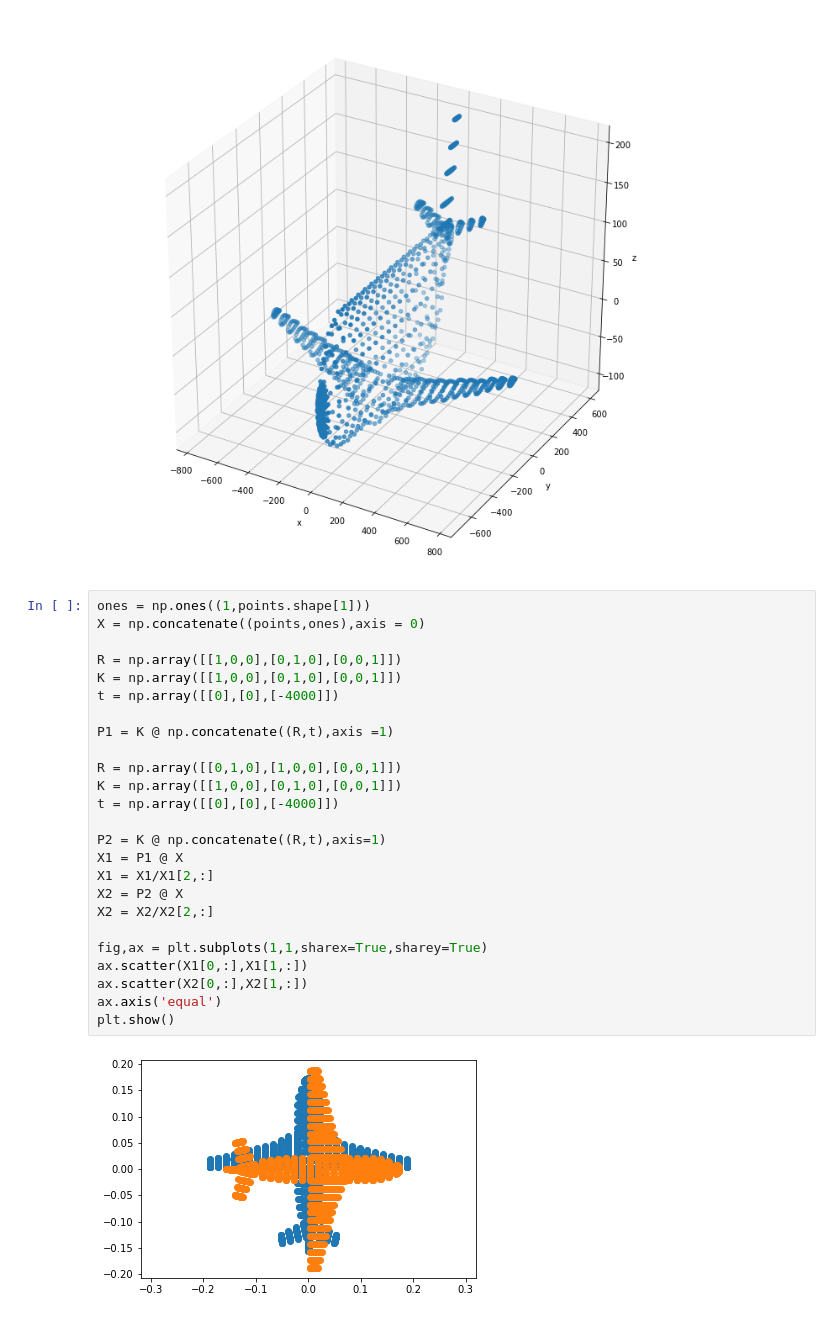
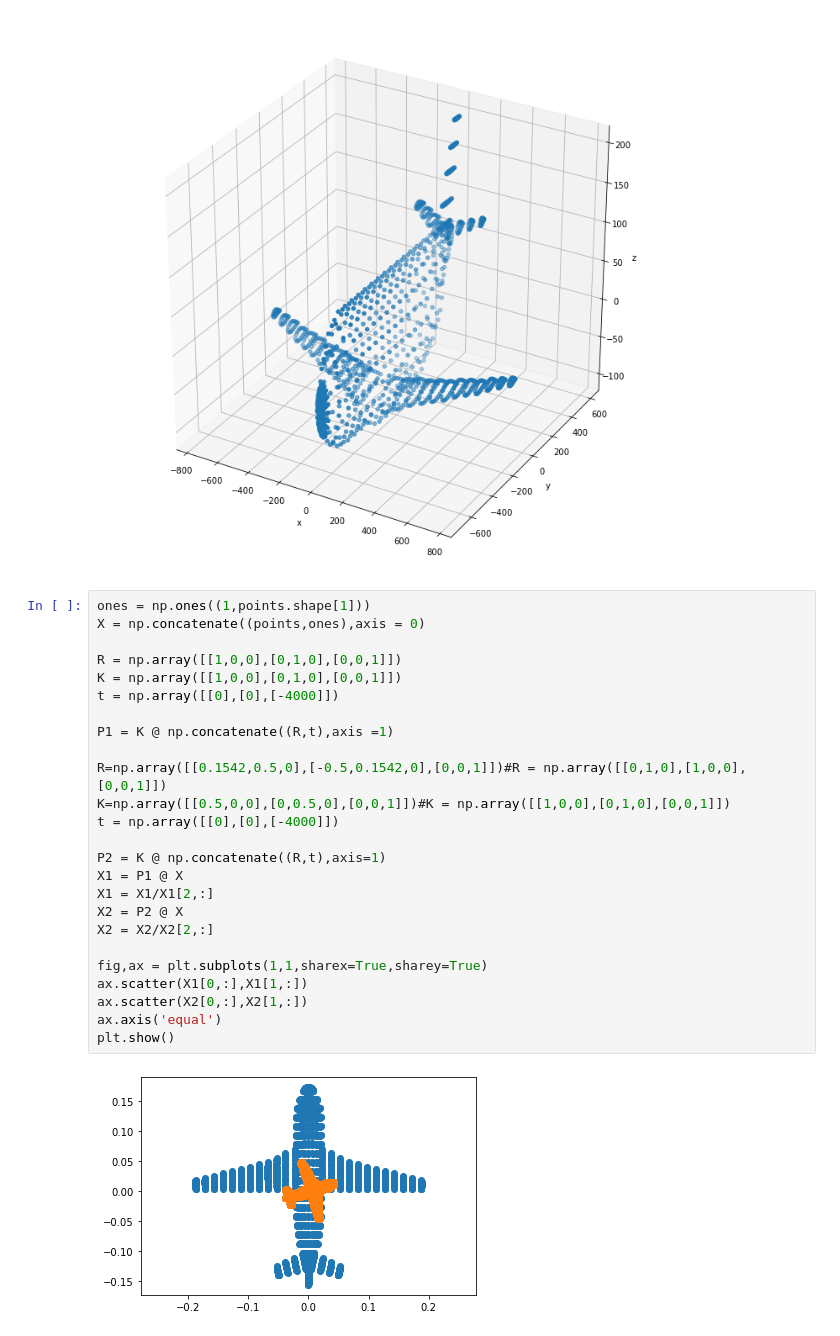
Before and after one commit to Nisitha529/EN2550_ImageProcessingAndMachineVision, a Jupyter notebook: Day 7/day7.ipynb, the cells around one changed output. Saved outputs shown, nothing was run; the diff lists cells and outputs as text.

```diff
--- a/Day 7/day7.ipynb
+++ b/Day 7/day7.ipynb
@@ -27,27 +27,27 @@ Text(0.5, 0, 'z')
 # %%
 ones = np.ones((1,points.shape[1]))
 X = np.concatenate((points,ones),axis = 0)
 
 R = np.array([[1,0,0],[0,1,0],[0,0,1]])
 K = np.array([[1,0,0],[0,1,0],[0,0,1]])
 t = np.array([[0],[0],[-4000]])
 
 P1 = K @ np.concatenate((R,t),axis =1)
 
-R = np.array([[0,1,0],[1,0,0],[0,0,1]])
-K = np.array([[1,0,0],[0,1,0],[0,0,1]])
+R=np.array([[0.1542,0.5,0],[-0.5,0.1542,0],[0,0,1]])#R = np.array([[0,1,0],[1,0,0],[0,0,1]])
+K=np.array([[0.5,0,0],[0,0.5,0],[0,0,1]])#K = np.array([[1,0,0],[0,1,0],[0,0,1]])
 t = np.array([[0],[0],[-4000]])
 
 P2 = K @ np.concatenate((R,t),axis=1)
 X1 = P1 @ X
 X1 = X1/X1[2,:]
 X2 = P2 @ X
 X2 = X2/X2[2,:]
 
 fig,ax = plt.subplots(1,1,sharex=True,sharey=True)
 ax.scatter(X1[0,:],X1[1,:])
 ax.scatter(X2[0,:],X2[1,:])
 ax.axis('equal')
 plt.show()
 # %% [output]
-[figure, old version]
+[figure, new version]
```
Also changed, not shown: parts of 2 cells of this notebook.
